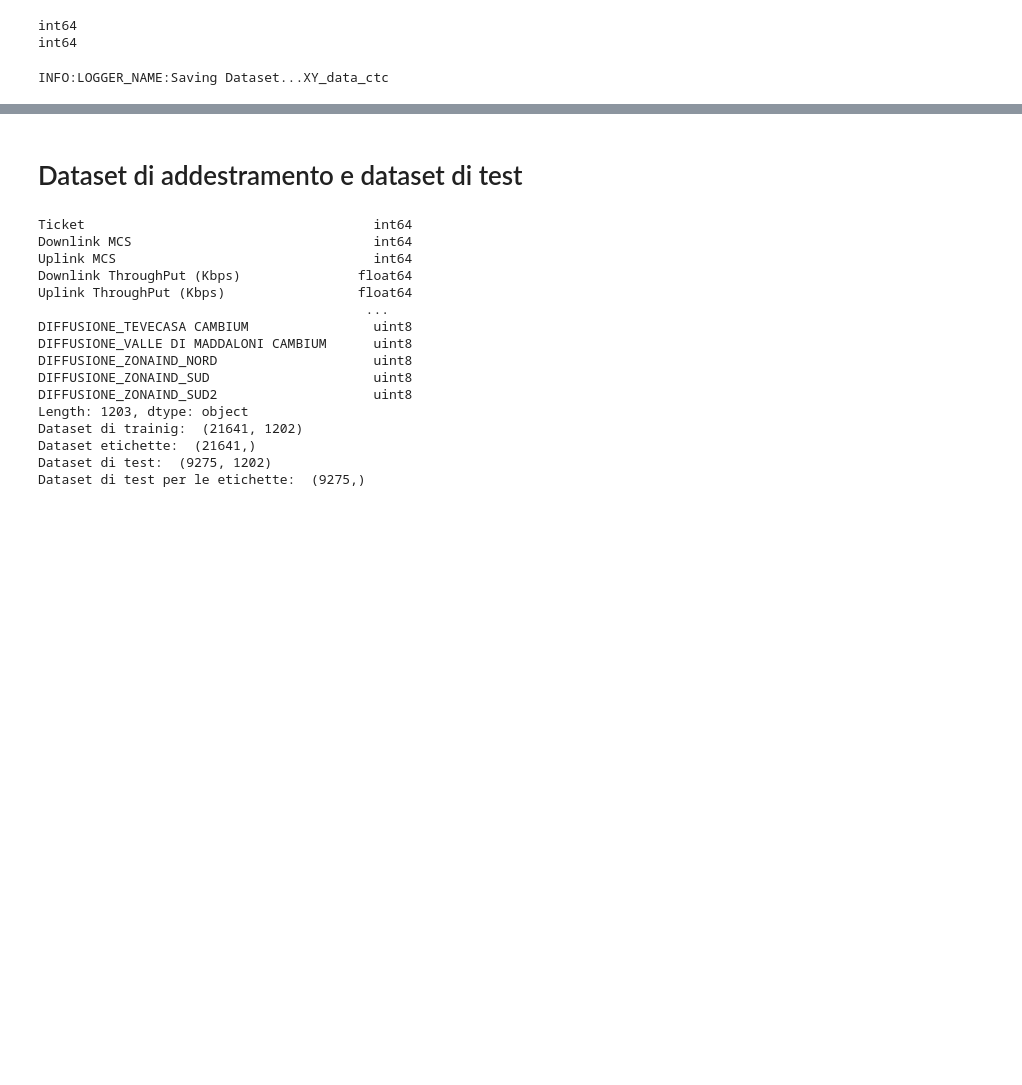
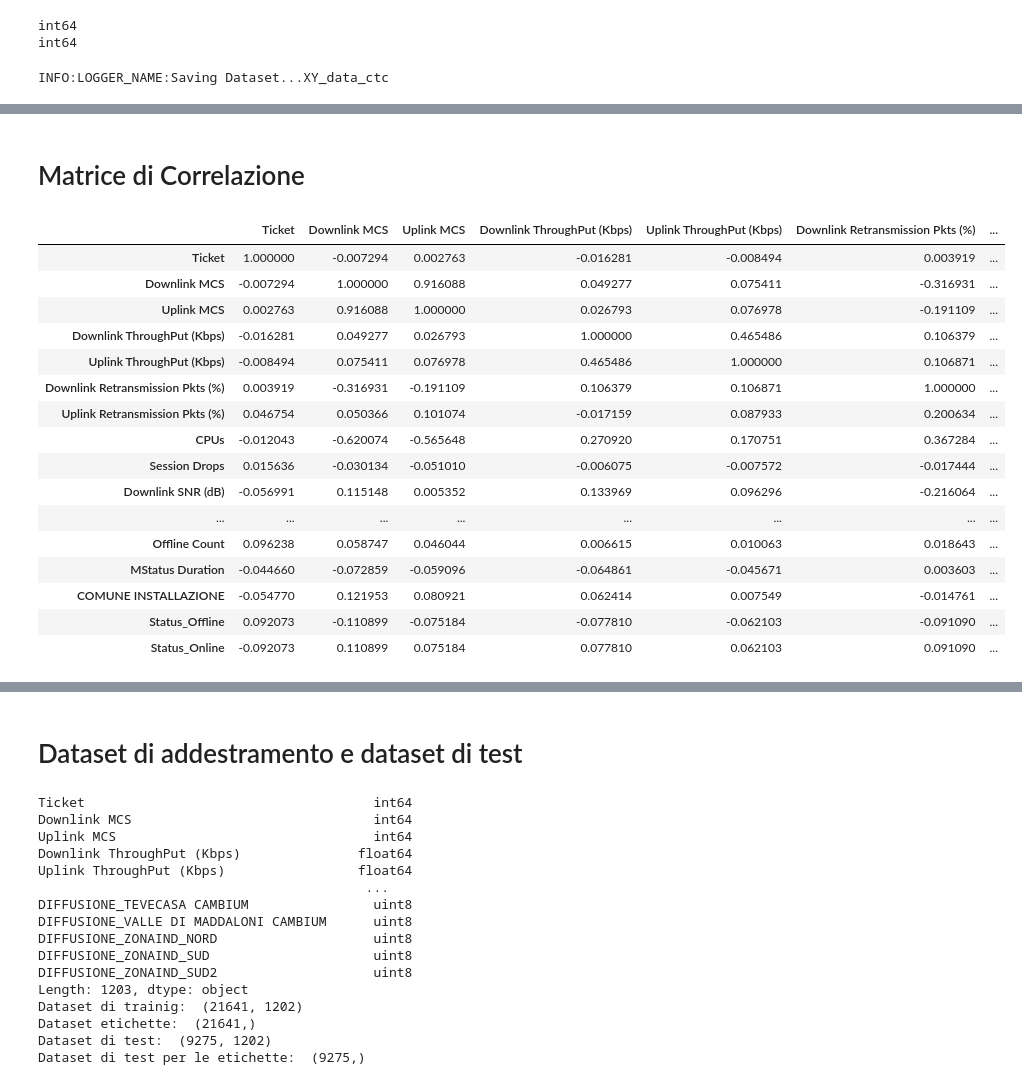
Before and after one commit to Gameng-Engineering-srlu/Cambium-Anomaly-Classificator, a Jupyter notebook: CambiumAnomalyClassificator.ipynb, the cells around one changed output, grey strips where cells are left out. Drawn from its saved outputs; the diff is of its cells as text; code cells hidden in the pictures; blank space fills up the shorter version.

```diff
--- a/CambiumAnomalyClassificator.ipynb
+++ b/CambiumAnomalyClassificator.ipynb
@@ -922,0 +934,22 @@ INFO:LOGGER_NAME:Saving Dataset...XY_data_ctc
+# %% [markdown]
+# Matrice di Correlazione
+# %%
+XY_data_ctc.corr(method='pearson')
+# %% [output]
+|  | Ticket | Downlink MCS | Uplink MCS | Downlink ThroughPut (Kbps) | Uplink ThroughPut (Kbps) | Downlink Retransmission Pkts (%) | ... |
+| Ticket | 1.000000 | -0.007294 | 0.002763 | -0.016281 | -0.008494 | 0.003919 | ... |
+| Downlink MCS | -0.007294 | 1.000000 | 0.916088 | 0.049277 | 0.075411 | -0.316931 | ... |
+| Uplink MCS | 0.002763 | 0.916088 | 1.000000 | 0.026793 | 0.076978 | -0.191109 | ... |
+| Downlink ThroughPut (Kbps) | -0.016281 | 0.049277 | 0.026793 | 1.000000 | 0.465486 | 0.106379 | ... |
+| Uplink ThroughPut (Kbps) | -0.008494 | 0.075411 | 0.076978 | 0.465486 | 1.000000 | 0.106871 | ... |
+| Downlink Retransmission Pkts (%) | 0.003919 | -0.316931 | -0.191109 | 0.106379 | 0.106871 | 1.000000 | ... |
+| Uplink Retransmission Pkts (%) | 0.046754 | 0.050366 | 0.101074 | -0.017159 | 0.087933 | 0.200634 | ... |
+| CPUs | -0.012043 | -0.620074 | -0.565648 | 0.270920 | 0.170751 | 0.367284 | ... |
+| Session Drops | 0.015636 | -0.030134 | -0.051010 | -0.006075 | -0.007572 | -0.017444 | ... |
+| Downlink SNR (dB) | -0.056991 | 0.115148 | 0.005352 | 0.133969 | 0.096296 | -0.216064 | ... |
+| ... | ... | ... | ... | ... | ... | ... | ... |
+| Offline Count | 0.096238 | 0.058747 | 0.046044 | 0.006615 | 0.010063 | 0.018643 | ... |
+| MStatus Duration | -0.044660 | -0.072859 | -0.059096 | -0.064861 | -0.045671 | 0.003603 | ... |
+| COMUNE INSTALLAZIONE | -0.054770 | 0.121953 | 0.080921 | 0.062414 | 0.007549 | -0.014761 | ... |
+| Status_Offline | 0.092073 | -0.110899 | -0.075184 | -0.077810 | -0.062103 | -0.091090 | ... |
+| Status_Online | -0.092073 | 0.110899 | 0.075184 | 0.077810 | 0.062103 | 0.091090 | ... |
```
Also changed, not shown: parts of 16 cells of this notebook.
